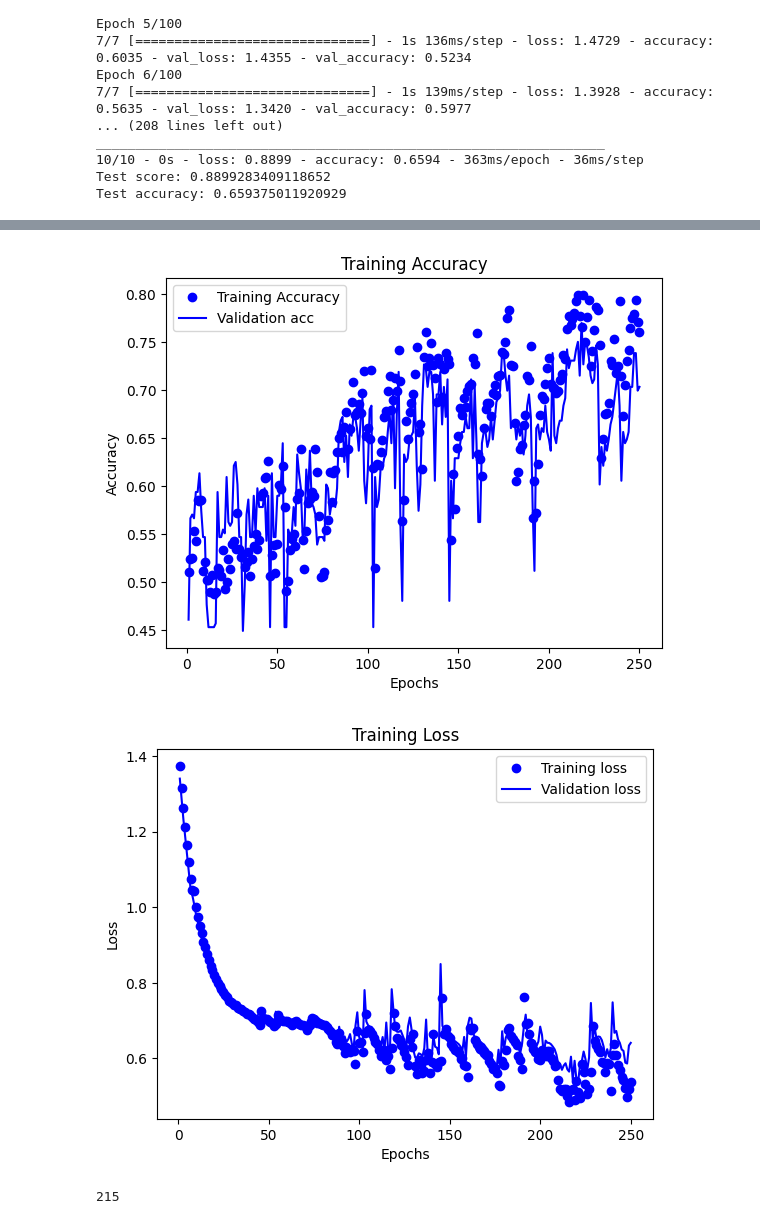
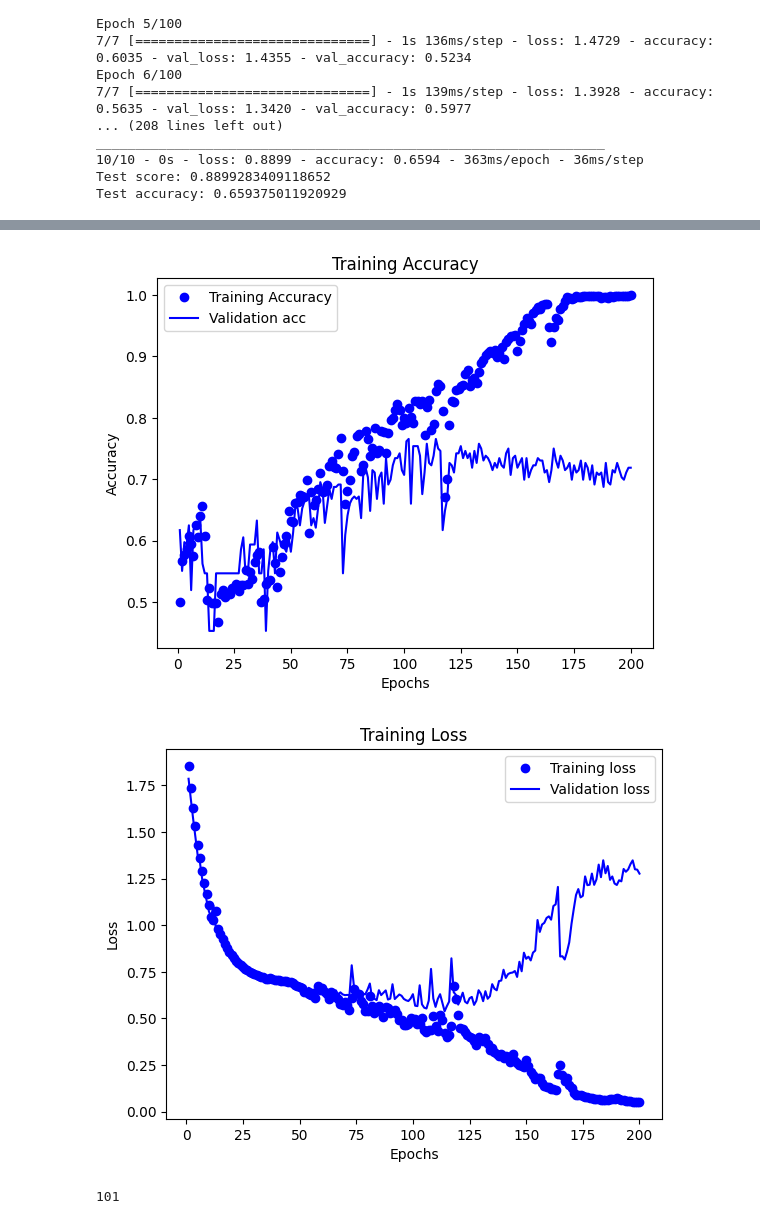
Before and after one commit to thestianchris/FakeReviewDetect, a Jupyter notebook: MiniLSTMClassify.ipynb, the cells around one changed output, grey strips where cells are left out. Saved outputs shown, nothing was run; the diff lists cells and outputs as text; code cells hidden in the pictures.

```diff
--- a/MiniLSTMClassify.ipynb
+++ b/MiniLSTMClassify.ipynb
@@ -377,27 +380,28 @@ run 7: add regularization back to dense layers at 0.004; Test score: 1.077958345
 # Define the model's architecture
 def build_model(regularization_lambda):
   model = tf.keras.models.Sequential()
-  model.add(tf.keras.layers.LSTM(100))
-  model.add(tf.keras.layers.Dropout(0.5))
+  model.add(tf.keras.layers.LSTM(100)),
+  model.add(tf.keras.layers.Flatten()),
+  model.add(tf.keras.layers.Dropout(0.3)),
   model.add(tf.keras.layers.Dense(32, activation='relu',
                                   kernel_regularizer=regularizers.l2(regularization_lambda),
-                                  bias_regularizer=regularizers.l2(regularization_lambda)))
-  model.add(tf.keras.layers.Dropout(0.5))
+                                  bias_regularizer=regularizers.l2(regularization_lambda))),
+  model.add(tf.keras.layers.Dropout(0.2)),
   model.add(tf.keras.layers.Dense(16, activation='relu',
                                   kernel_regularizer=regularizers.l2(regularization_lambda),
-                                  bias_regularizer=regularizers.l2(regularization_lambda)))
+                                  bias_regularizer=regularizers.l2(regularization_lambda))),
   model.add(tf.keras.layers.Dense(2, activation='sigmoid'))
   return model
 
 
 # Compile the model
-model4 = build_model(0.01)
+model4 = build_model(0.0085)
 model4.compile(loss='binary_crossentropy', optimizer='adam', metrics=['accuracy'])
 
 history = model4.fit(
     train_data,
     train_label,
-    epochs = 250,
+    epochs = 200,
     batch_size = 150,
     validation_split=0.2,
 )
@@ -422,9 +426,11 @@ Trainable params: 244,194
 Non-trainable params: 0
 _________________________________________________________________
 # %%
-history_dict = history.history #Get the data stored from training
+history_dict = history.history
+history_dict.keys() # the data gathered during training
+import matplotlib.pyplot as plt
 
-#Define plot of the accuracy
+#plot of the accuracy
 def plot_acc():
     plt.clf()
     acc = history_dict['accuracy']
@@ -433,38 +439,38 @@ def plot_acc():
     solid_blue_line = 'b'
     blue_dots = 'bo'
 
     plt.plot(epochs, acc, blue_dots, label = 'Training Accuracy')
     plt.plot(epochs, val_acc, solid_blue_line, label = 'Validation acc')
     plt.title('Training Accuracy')
     plt.xlabel('Epochs')
     plt.ylabel('Accuracy')
     plt.legend()
     plt.show()
 
-#Define plot of the loss
+#plot of the loss
 def plot_loss():
     loss = history_dict['loss']
     val_loss = history_dict['val_loss']
     epochs = range(1, len(loss) + 1)
     solid_blue_line = 'b'
     blue_dots = 'bo'
 
     plt.plot(epochs, loss, blue_dots, label = 'Training loss')
     plt.plot(epochs, val_loss, solid_blue_line, label = 'Validation loss')
     plt.title('Training Loss')
     plt.xlabel('Epochs')
     plt.ylabel('Loss')
     plt.legend()
     plt.show()
 
 plot_acc()
 plot_loss()
-early_stopping_epoch = np.argmax(history.history["accuracy"])
+early_stopping_epoch = np.argmax(history.history["val_accuracy"])
 print(early_stopping_epoch)
 # %% [output]
-[figure, old version]
+[figure, new version]
-[figure, old version]
+[figure, new version]
-215
+101
 # %%
 tf.keras.backend.clear_session()
 '''
```
Also changed, not shown: parts of 14 cells of this notebook, 1 other file.
